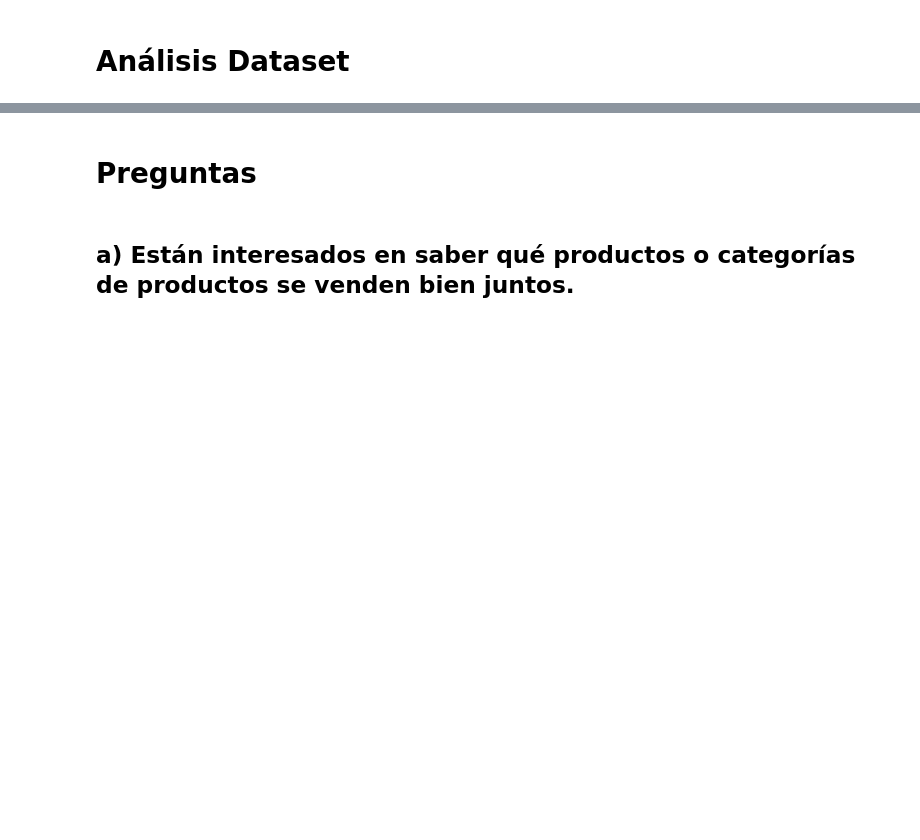
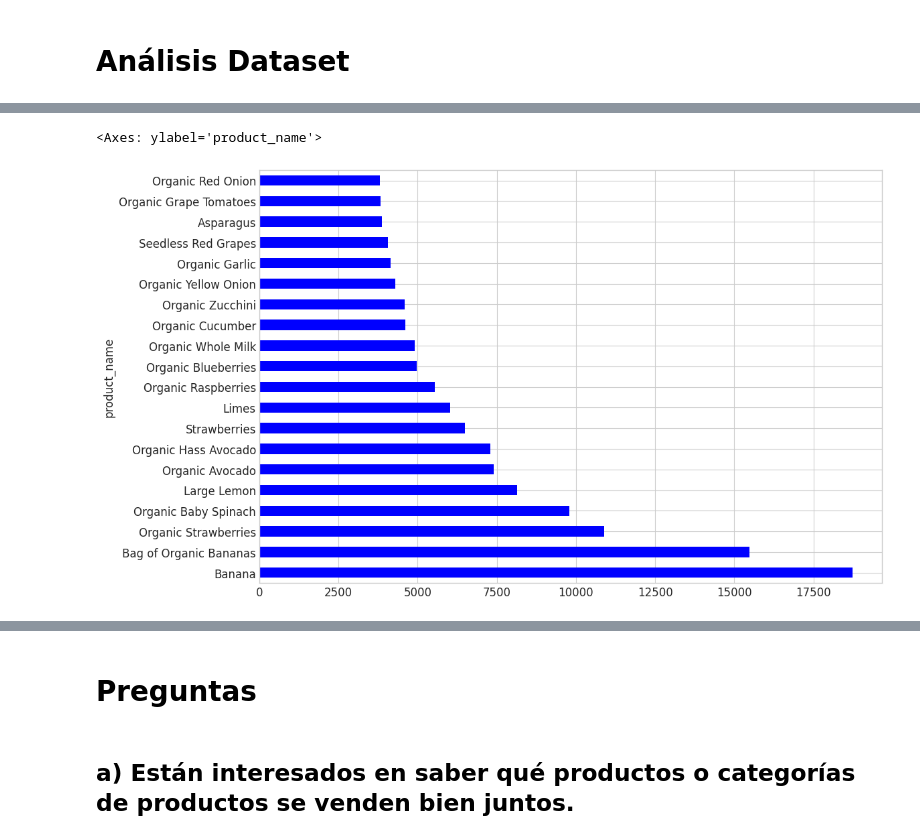
Before and after one commit to andersonjalvarado/Taller_1, a Jupyter notebook: TallerGrupal_Implementacion.ipynb, the cells around one changed output, grey strips where cells are left out. Cells and saved outputs as stored; diff of their text form; code cells hidden in the pictures; blank space fills up the shorter version.

```diff
--- a/TallerGrupal_Implementacion.ipynb
+++ b/TallerGrupal_Implementacion.ipynb
@@ -164,0 +253,6 @@ dtype: int64
+# %%
+# productos product_name por cada trasacción en order_id
+order_products_train['product_name'].value_counts().head(20).plot(kind='barh', color='blue')
+# %% [output]
+<Axes: ylabel='product_name'>
+[figure, added]
```
Also changed, not shown: parts of 12 cells of this notebook, 1 other file.
